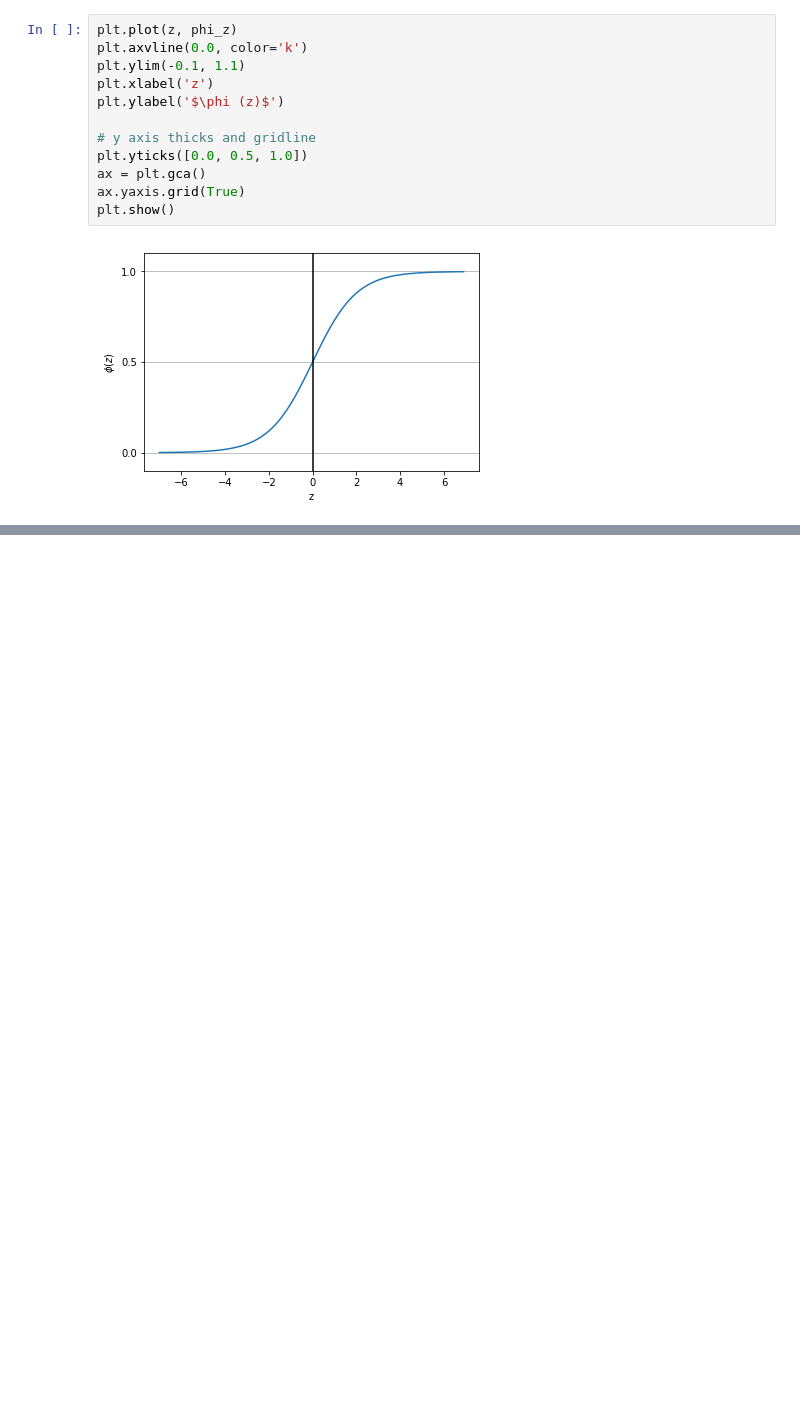
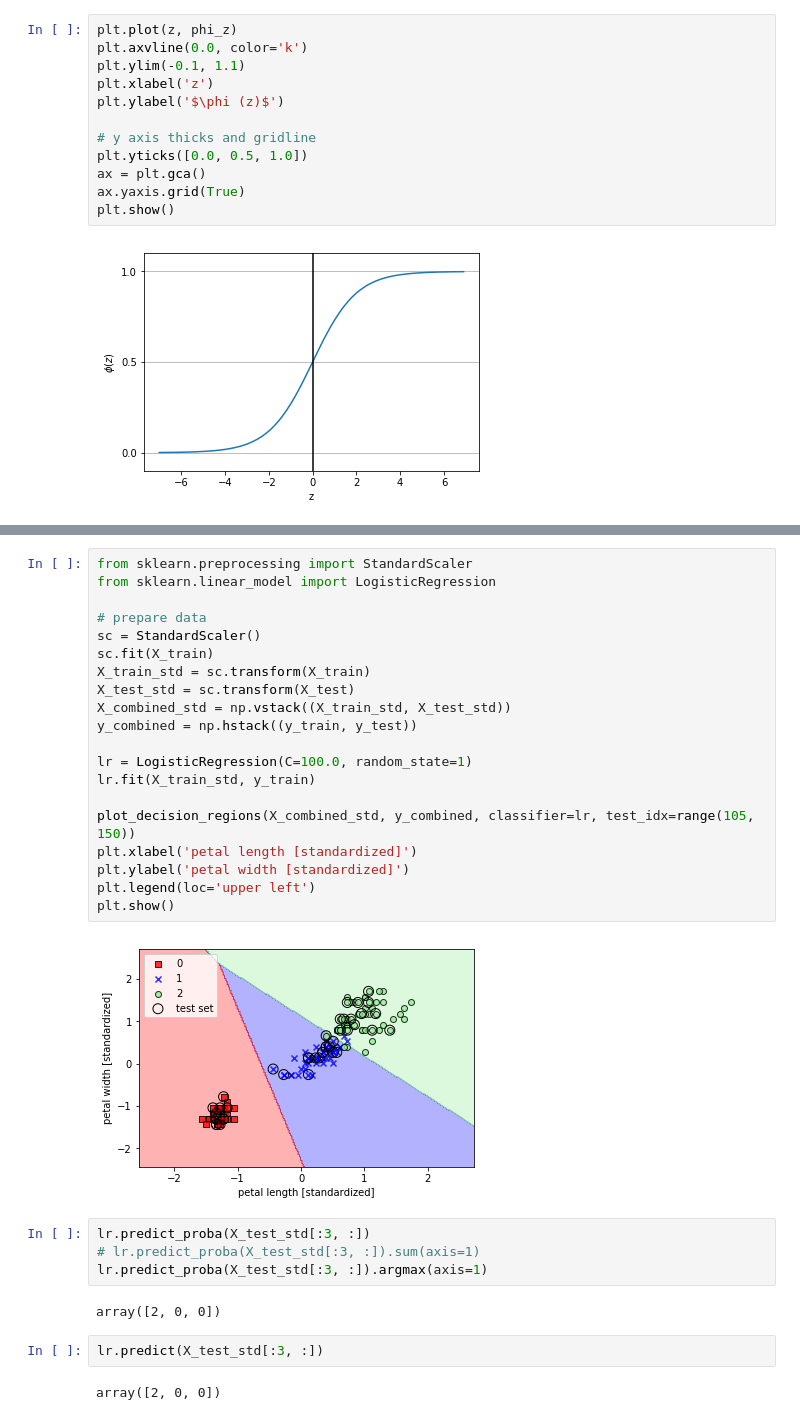
Before and after one commit to angelvalay/clasificacion, a Jupyter notebook: ch3/tema_4_logistic_regression/modeling_via_logistic_regression.ipynb, the cells around one changed output, grey strips where cells are left out. Cells and saved outputs as stored; diff of their text form; blank space fills up the shorter version.

```diff
--- a/ch3/tema_4_logistic_regression/modeling_via_logistic_regression.ipynb
+++ b/ch3/tema_4_logistic_regression/modeling_via_logistic_regression.ipynb
@@ -25,0 +124,32 @@ plt.show()
+# %%
+from sklearn.preprocessing import StandardScaler
+from sklearn.linear_model import LogisticRegression
+
+# prepare data
+sc = StandardScaler()
+sc.fit(X_train)
+X_train_std = sc.transform(X_train)
+X_test_std = sc.transform(X_test)
+X_combined_std = np.vstack((X_train_std, X_test_std))
+y_combined = np.hstack((y_train, y_test))
+
+lr = LogisticRegression(C=100.0, random_state=1)
+lr.fit(X_train_std, y_train)
+
+plot_decision_regions(X_combined_std, y_combined, classifier=lr, test_idx=range(105, 150))
+plt.xlabel('petal length [standardized]')
+plt.ylabel('petal width [standardized]')
+plt.legend(loc='upper left')
+plt.show()
+# %% [output]
+[figure, added]
+# %%
+lr.predict_proba(X_test_std[:3, :])
+# lr.predict_proba(X_test_std[:3, :]).sum(axis=1)
+lr.predict_proba(X_test_std[:3, :]).argmax(axis=1)
+# %% [output]
+array([2, 0, 0])
+# %%
+lr.predict(X_test_std[:3, :])
+# %% [output]
+array([2, 0, 0])
```
Also changed, not shown: parts of 6 cells of this notebook, 1 other file.
